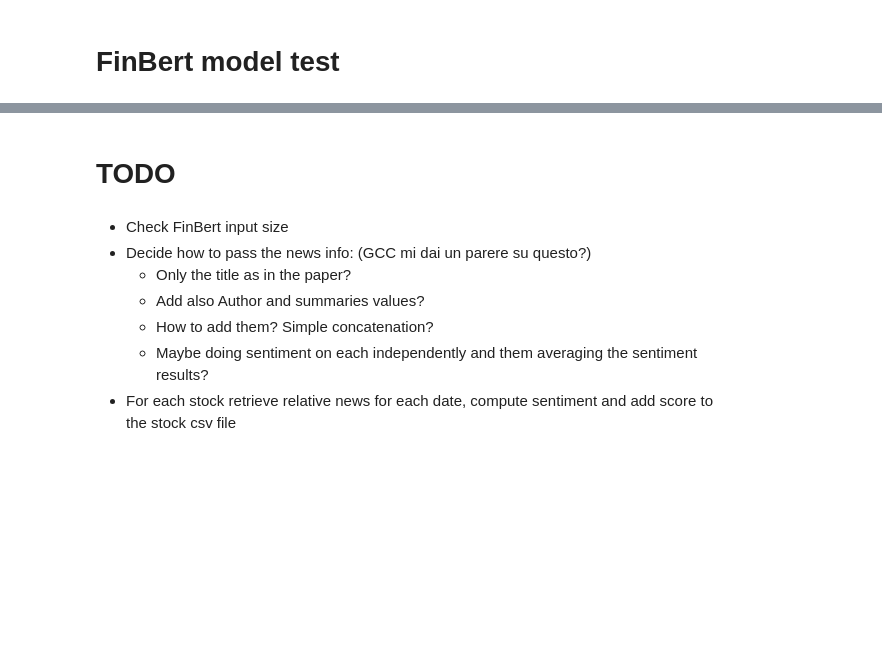
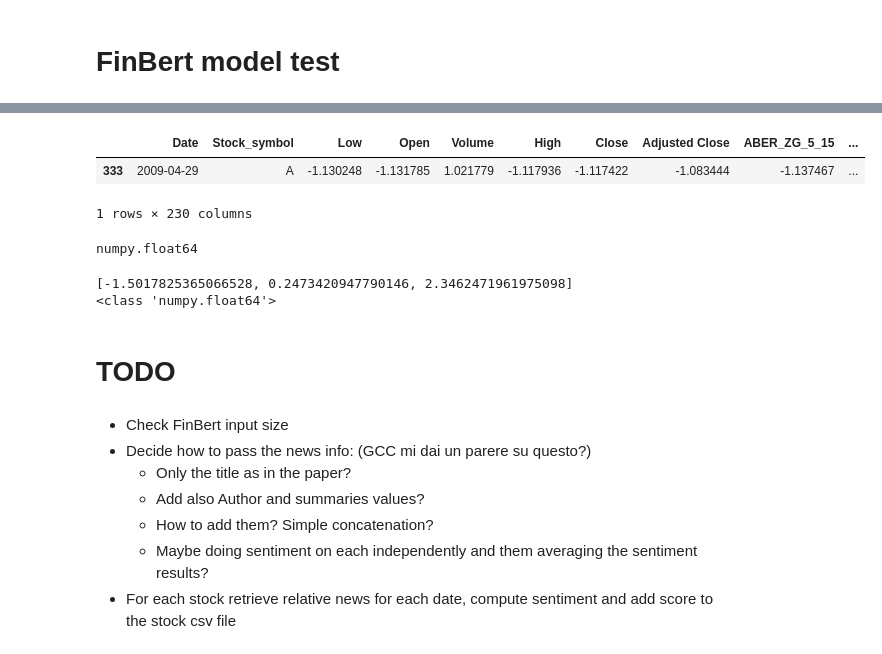
Before and after one commit to gabricarr/Master-ANN, a Jupyter notebook: code/with_bert/finebert_test.ipynb, the cells around one changed output, grey strips where cells are left out. Saved outputs shown, nothing was run; the diff lists cells and outputs as text; code cells hidden in the pictures; blank space fills up the shorter version.

```diff
--- a/code/with_bert/finebert_test.ipynb
+++ b/code/with_bert/finebert_test.ipynb
@@ -112,3 +217,14 @@ from transformers import AutoTokenizer, AutoModelForSequenceClassification
 
 tokenizer = AutoTokenizer.from_pretrained("ProsusAI/finbert")
 model = AutoModelForSequenceClassification.from_pretrained("ProsusAI/finbert")
+# %%
+# Take first row to test
+row = news_df.iloc[0]
+
+# Create the input text by concatenating the columns with their names and values
+input_text = ""
+for col in news_df.columns:
+    # Skip the columns that are not needed for the input text
+    if not col in ["Date", "Stock_symbol"]:
+        input_text += f"{col}: {row[col]}\n"
+print(input_text)
@@ -114,0 +249,4 @@ model = AutoModelForSequenceClassification.from_pretrained("ProsusAI/finbert")
+# %%
+input_tokenized = tokenizer(input_text, return_tensors="pt")
+print(input_tokenized)
+print(len(input_tokenized["input_ids"][0]))
@@ -114,0 +401,20 @@ model = AutoModelForSequenceClassification.from_pretrained("ProsusAI/finbert")
+# %%
+import numpy as np
+
+stock_files = get_stock_files()
+stock_files = stock_files[:1]
+
+for stock_file in stock_files:
+    print(f"Processing file: {stock_file}")
+
+    # Read the stock file
+    stock_df = pd.read_csv(stock_file)
+
+    stock_symbol = stock_df["Stock_symbol"].iloc[0]
+
+    for index, row in stock_df.iterrows():
+        date = row["Date"]
+
+        compute_sentiment_for_stock(stock_df, stock_symbol, date)
+
+    stock_df.head()
@@ -115,3 +440,34 @@ model = AutoModelForSequenceClassification.from_pretrained("ProsusAI/finbert")
+# %%
+stock_df[stock_df["News_count"] > 0].head()
+# %% [output]
+|  | Date | Stock_symbol | Low | Open | Volume | High | Close | Adjusted Close | ABER_ZG_5_15 | ... |
+| 333 | 2009-04-29 | A | -1.130248 | -1.131785 | 1.021779 | -1.117936 | -1.117422 | -1.083444 | -1.137467 | ... |
+1 rows × 230 columns
+# %%
+type(stock_df["Low"][0])
+# %% [output]
+numpy.float64
+# %%
+news_for_stock = get_news_for_stock("A", "2009-04-29")
+
+sentiments = [0] * 3
+if len(news_for_stock) > 0:
+    sentiments = []
+    for _, row in news_for_stock.iterrows():
+        sentiment = compute_sentiment(row)
+        sentiments.append(sentiment)
+
+    # Average the sentiments
+    sentiments = sum(sentiments) / len(sentiments)
+
+import numpy as np
+# convert tensor to numpy float64
+sentiments = [np.float64(tensor.item()) for tensor in sentiments]
+print(sentiments)
+print(type(sentiments[0]))
+# %% [output]
+[-1.5017825365066528, 0.2473420947790146, 2.3462471961975098]
+<class 'numpy.float64'>
 # %% [markdown]
 # TODO
 # %% [markdown]
```
Also changed, not shown: parts of 22 cells of this notebook.
